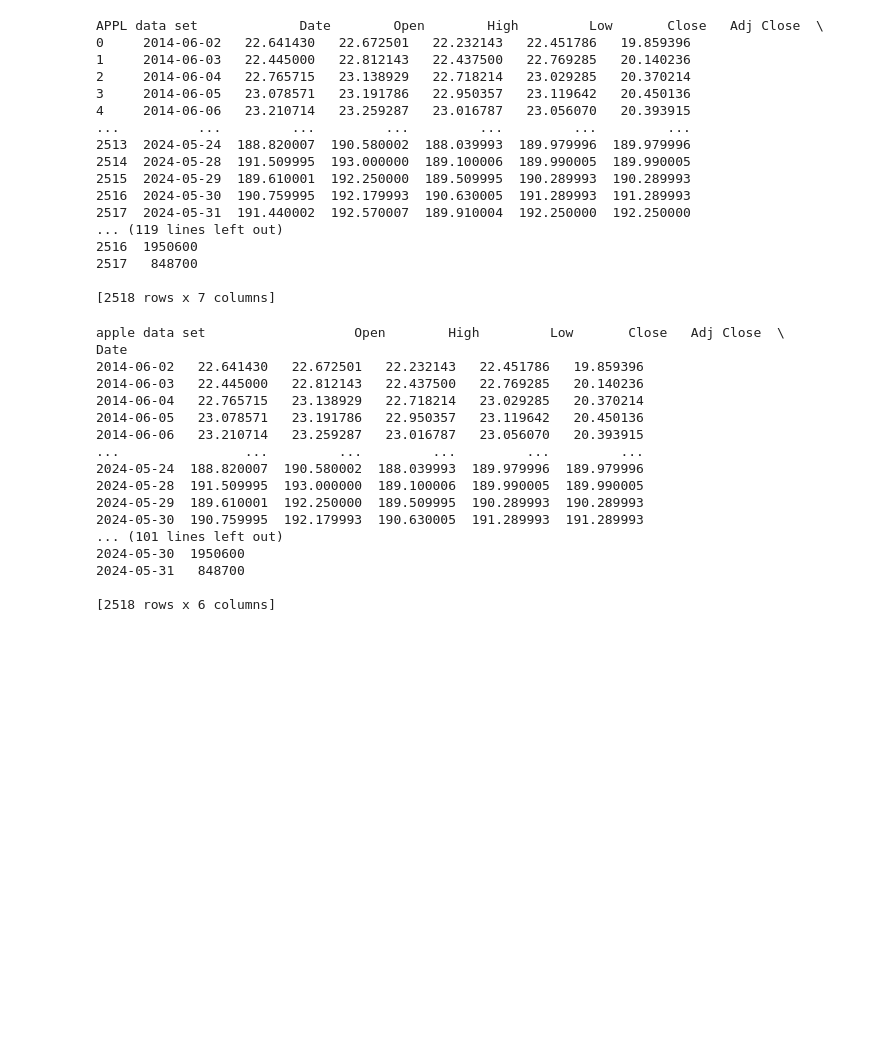
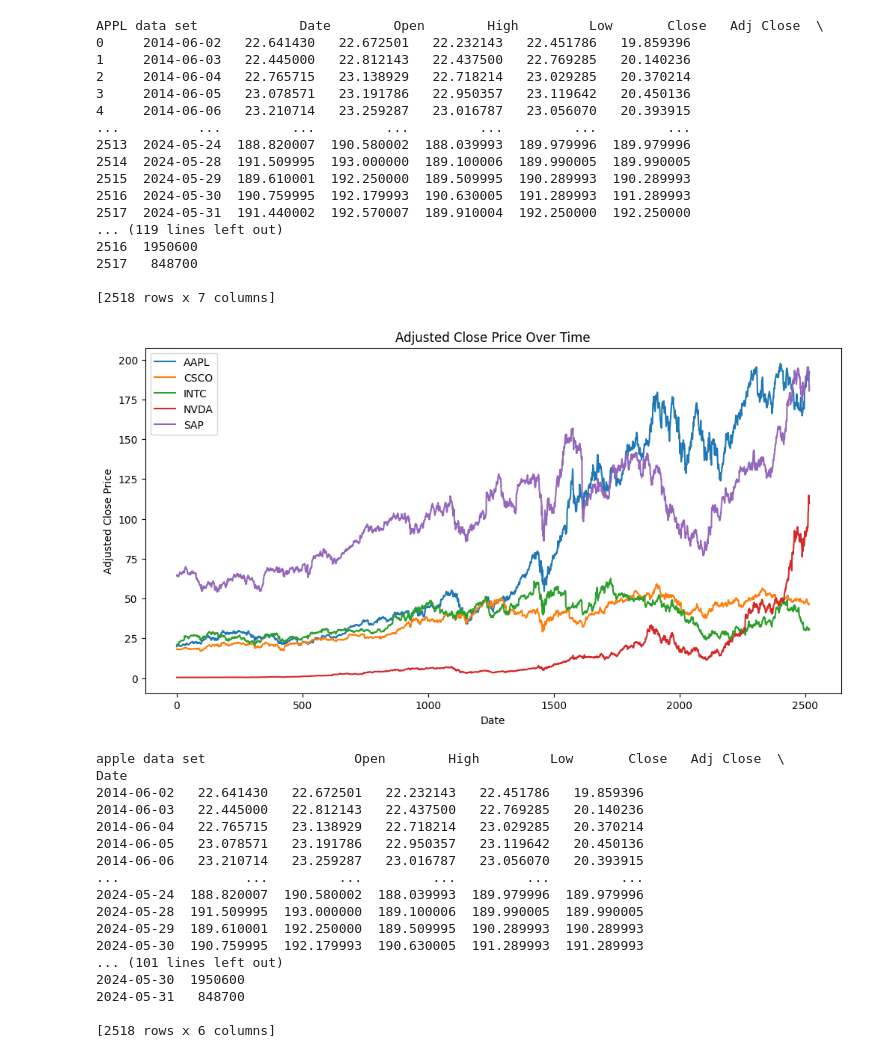
Before and after one commit to RajaOsama08/Stock-Market-Prediction, a Jupyter notebook: Stock_market_Prediction.ipynb, the cells around one changed output. Saved outputs shown, nothing was run; the diff lists cells and outputs as text; code cells hidden in the pictures; blank space fills up the shorter version.

```diff
--- a/Stock_market_Prediction.ipynb
+++ b/Stock_market_Prediction.ipynb
@@ -93,6 +93,31 @@ APPL data set             Date        Open        High         Low       Close
 2517   848700
 
 [2518 rows x 7 columns]
+# %%
+# Define a function to plot the line plot for each dataset
+def plot_line_plots(dataframes, stock_symbols):
+    """
+    Plots line graphs for the Adjusted Close prices of each stock over time.
+
+    Parameters:
+    - dataframes: Dictionary of DataFrames where keys are stock symbols and values are the corresponding DataFrame.
+    - stock_symbols: List of stock symbols to plot.
+    """
+    plt.figure(figsize=(12, 6))  # Set the figure size
+    for symbol in stock_symbols:
+        df = dataframes[symbol]
+        plt.plot(df.index, df['Adj Close'], label=symbol)  # Plot the 'Adj Close' price over time
+
+    plt.title('Adjusted Close Price Over Time')  # Set the title of the plot
+    plt.xlabel('Date')  # Label the x-axis
+    plt.ylabel('Adjusted Close Price')  # Label the y-axis
+    plt.legend()  # Show the legend to differentiate between stocks
+    plt.show()  # Display the plot
+
+# Plot line plots for all datasets
+plot_line_plots(dataframes, ['AAPL', 'CSCO', 'INTC', 'NVDA', 'SAP'])
+# %% [output]
+[figure, added]
 # %%
 # set_date_as_index(data_frame)
 def set_date_as_index(df):
```
Also changed, not shown: parts of 22 cells of this notebook.
